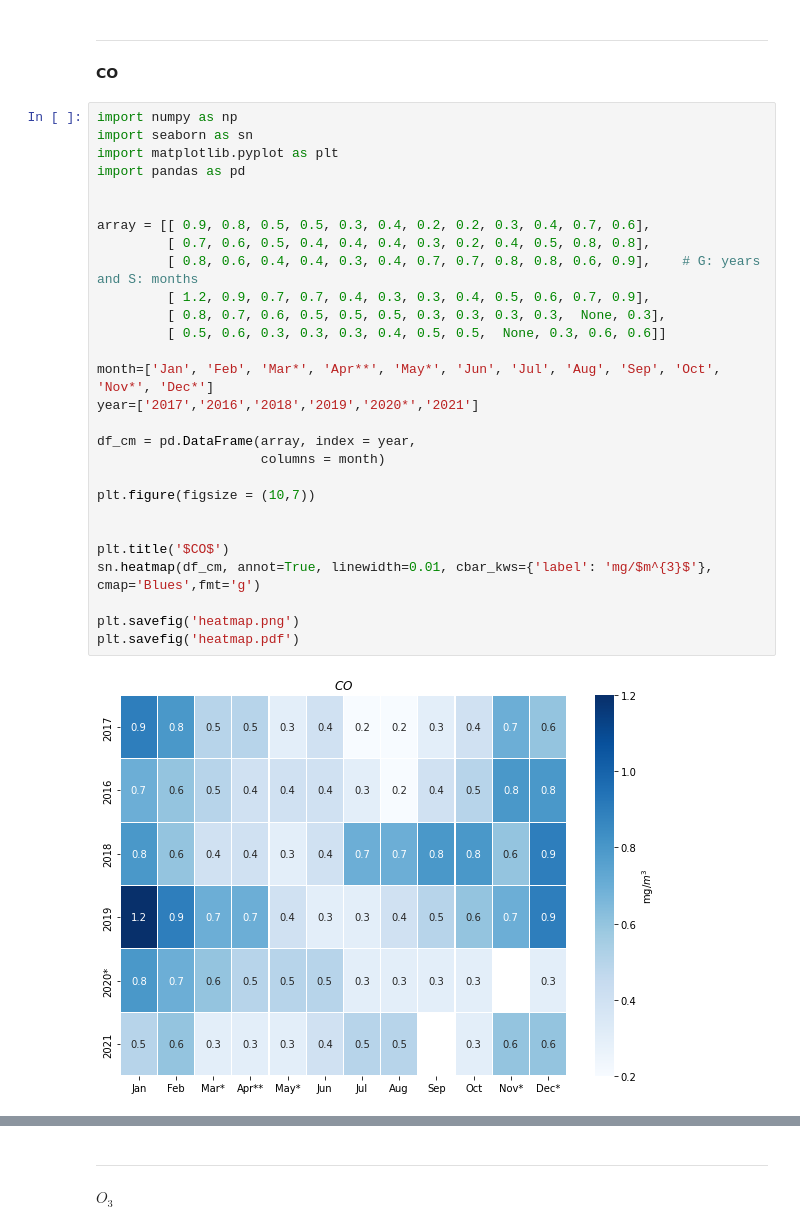
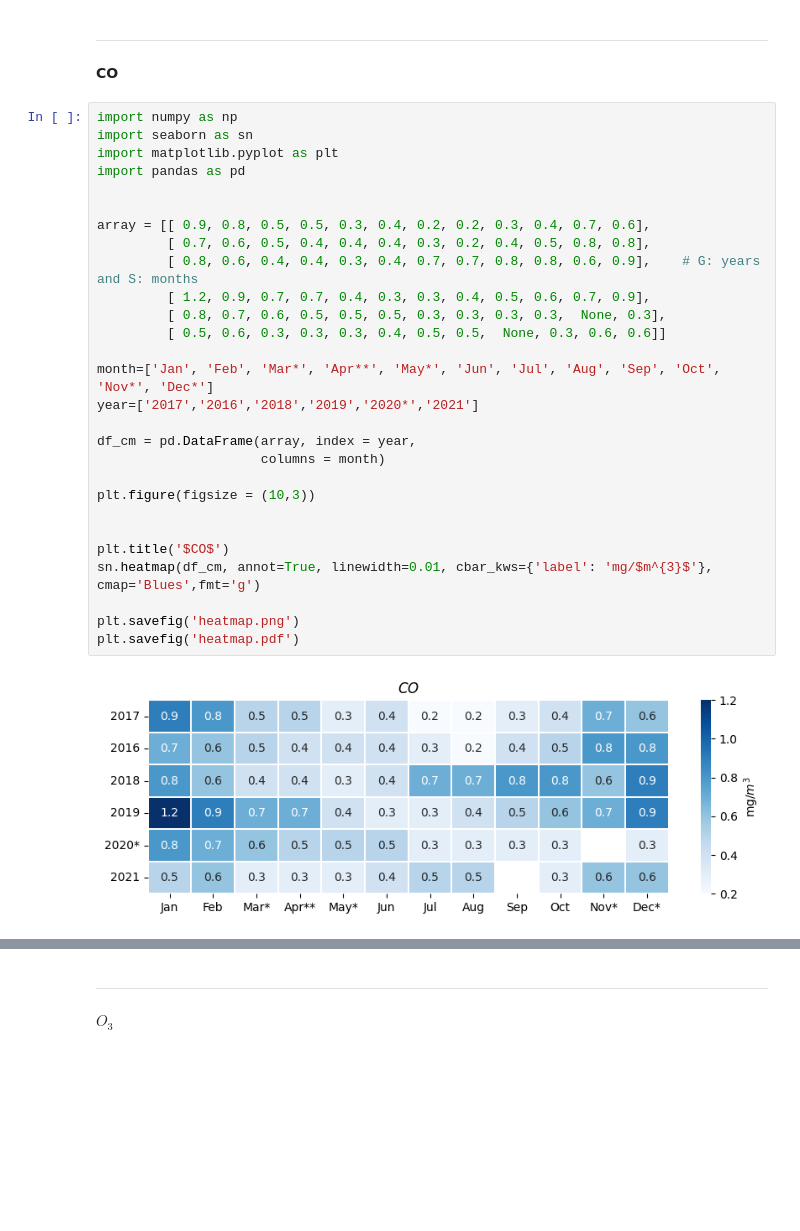
Before and after one commit to costpetrides/Air-pollution-COVID-19-impact, a Jupyter notebook: Yearly/GEO.ipynb, the cells around one changed output, grey strips where cells are left out. Saved outputs shown, nothing was run; the diff lists cells and outputs as text; blank space fills up the shorter version.

```diff
--- a/Yearly/GEO.ipynb
+++ b/Yearly/GEO.ipynb
@@ -35,30 +35,30 @@ ___
 # %%
 import numpy as np
 import seaborn as sn
 import matplotlib.pyplot as plt
 import pandas as pd
 
 
 array = [[ 0.9, 0.8, 0.5, 0.5, 0.3, 0.4, 0.2, 0.2, 0.3, 0.4, 0.7, 0.6],
          [ 0.7, 0.6, 0.5, 0.4, 0.4, 0.4, 0.3, 0.2, 0.4, 0.5, 0.8, 0.8],
          [ 0.8, 0.6, 0.4, 0.4, 0.3, 0.4, 0.7, 0.7, 0.8, 0.8, 0.6, 0.9],    # G: years and S: months
          [ 1.2, 0.9, 0.7, 0.7, 0.4, 0.3, 0.3, 0.4, 0.5, 0.6, 0.7, 0.9],
          [ 0.8, 0.7, 0.6, 0.5, 0.5, 0.5, 0.3, 0.3, 0.3, 0.3,  None, 0.3],
          [ 0.5, 0.6, 0.3, 0.3, 0.3, 0.4, 0.5, 0.5,  None, 0.3, 0.6, 0.6]]
 
 month=['Jan', 'Feb', 'Mar*', 'Apr**', 'May*', 'Jun', 'Jul', 'Aug', 'Sep', 'Oct', 'Nov*', 'Dec*']
 year=['2017','2016','2018','2019','2020*','2021']
 
 df_cm = pd.DataFrame(array, index = year,
                      columns = month)
 
-plt.figure(figsize = (10,7))
+plt.figure(figsize = (10,3))
 
 
 plt.title('$CO$')
 sn.heatmap(df_cm, annot=True, linewidth=0.01, cbar_kws={'label': 'mg/$m^{3}$'}, cmap='Blues',fmt='g')
 
 plt.savefig('heatmap.png')
 plt.savefig('heatmap.pdf')
 # %% [output]
-[figure, old version]
+[figure, new version]
```
Also changed, not shown: parts of 9 cells of this notebook.
